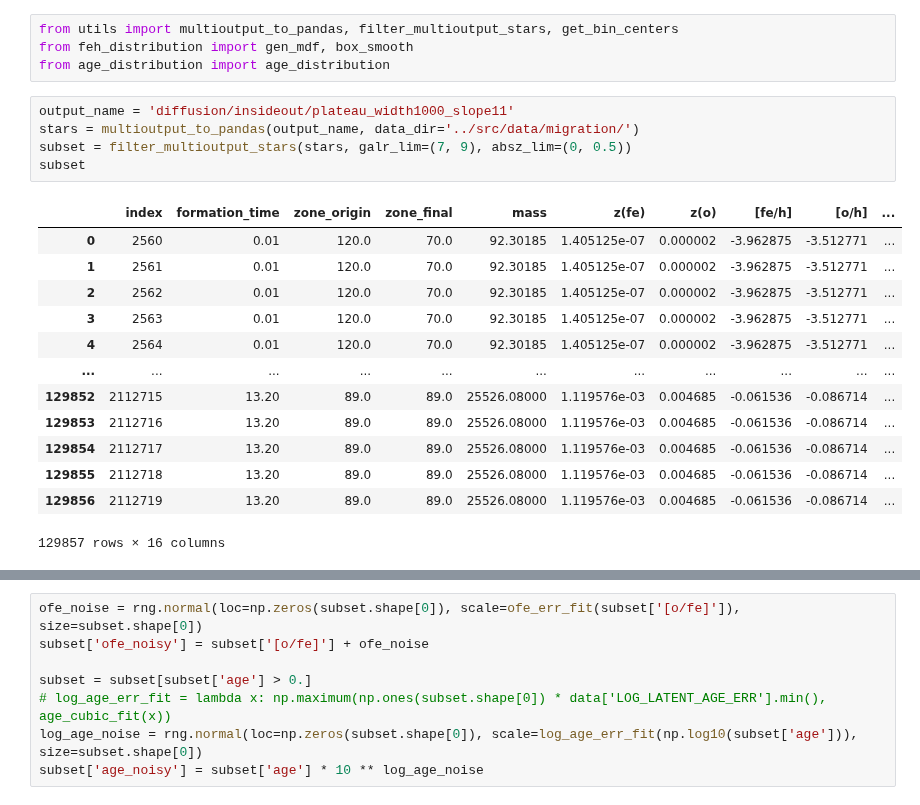
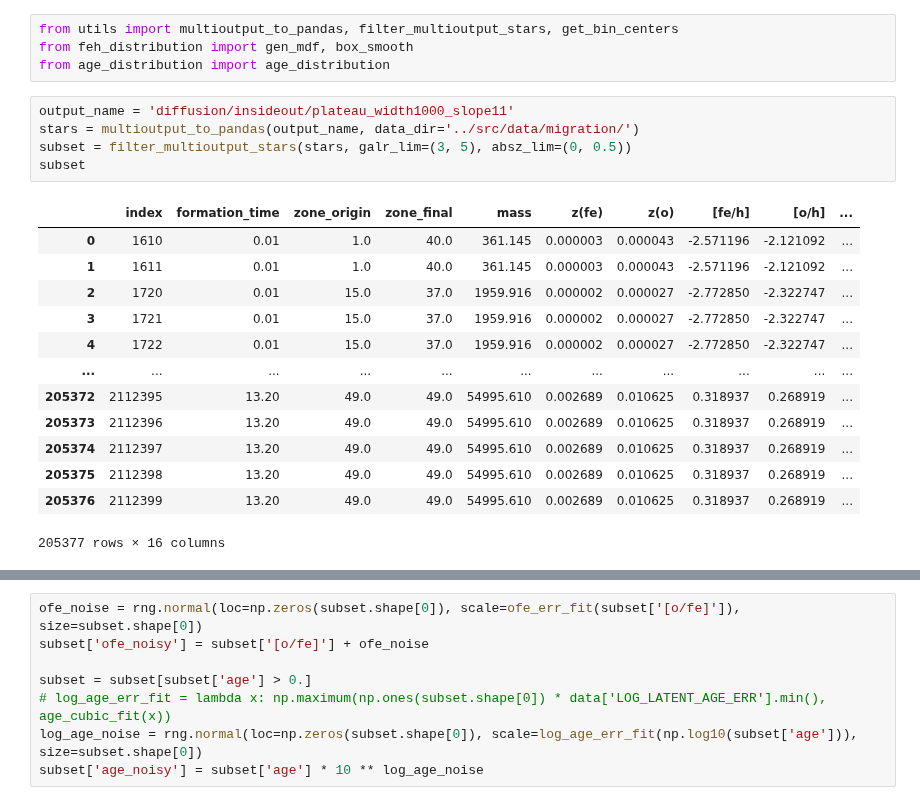
Before and after one commit to lodubay/galactic-dtd, a Jupyter notebook: notebooks/abundance_uncertainty.ipynb, the cells around one changed output, grey strips where cells are left out. Drawn from its saved outputs; the diff is of its cells as text.

```diff
--- a/notebooks/abundance_uncertainty.ipynb
+++ b/notebooks/abundance_uncertainty.ipynb
@@ -243,19 +243,19 @@ from age_distribution import age_distribution
 # %%
 output_name = 'diffusion/insideout/plateau_width1000_slope11'
 stars = multioutput_to_pandas(output_name, data_dir='../src/data/migration/')
-subset = filter_multioutput_stars(stars, galr_lim=(7, 9), absz_lim=(0, 0.5))
+subset = filter_multioutput_stars(stars, galr_lim=(3, 5), absz_lim=(0, 0.5))
 subset
 # %% [output]
 |  | index | formation_time | zone_origin | zone_final | mass | z(fe) | z(o) | [fe/h] | [o/h] | ... |
-| 0 | 2560 | 0.01 | 120.0 | 70.0 | 92.30185 | 1.405125e-07 | 0.000002 | -3.962875 | -3.512771 | ... |
-| 1 | 2561 | 0.01 | 120.0 | 70.0 | 92.30185 | 1.405125e-07 | 0.000002 | -3.962875 | -3.512771 | ... |
-| 2 | 2562 | 0.01 | 120.0 | 70.0 | 92.30185 | 1.405125e-07 | 0.000002 | -3.962875 | -3.512771 | ... |
-| 3 | 2563 | 0.01 | 120.0 | 70.0 | 92.30185 | 1.405125e-07 | 0.000002 | -3.962875 | -3.512771 | ... |
-| 4 | 2564 | 0.01 | 120.0 | 70.0 | 92.30185 | 1.405125e-07 | 0.000002 | -3.962875 | -3.512771 | ... |
+| 0 | 1610 | 0.01 | 1.0 | 40.0 | 361.145 | 0.000003 | 0.000043 | -2.571196 | -2.121092 | ... |
+| 1 | 1611 | 0.01 | 1.0 | 40.0 | 361.145 | 0.000003 | 0.000043 | -2.571196 | -2.121092 | ... |
+| 2 | 1720 | 0.01 | 15.0 | 37.0 | 1959.916 | 0.000002 | 0.000027 | -2.772850 | -2.322747 | ... |
+| 3 | 1721 | 0.01 | 15.0 | 37.0 | 1959.916 | 0.000002 | 0.000027 | -2.772850 | -2.322747 | ... |
+| 4 | 1722 | 0.01 | 15.0 | 37.0 | 1959.916 | 0.000002 | 0.000027 | -2.772850 | -2.322747 | ... |
 | ... | ... | ... | ... | ... | ... | ... | ... | ... | ... | ... |
-| 129852 | 2112715 | 13.20 | 89.0 | 89.0 | 25526.08000 | 1.119576e-03 | 0.004685 | -0.061536 | -0.086714 | ... |
-| 129853 | 2112716 | 13.20 | 89.0 | 89.0 | 25526.08000 | 1.119576e-03 | 0.004685 | -0.061536 | -0.086714 | ... |
-| 129854 | 2112717 | 13.20 | 89.0 | 89.0 | 25526.08000 | 1.119576e-03 | 0.004685 | -0.061536 | -0.086714 | ... |
-| 129855 | 2112718 | 13.20 | 89.0 | 89.0 | 25526.08000 | 1.119576e-03 | 0.004685 | -0.061536 | -0.086714 | ... |
-| 129856 | 2112719 | 13.20 | 89.0 | 89.0 | 25526.08000 | 1.119576e-03 | 0.004685 | -0.061536 | -0.086714 | ... |
+| 205372 | 2112395 | 13.20 | 49.0 | 49.0 | 54995.610 | 0.002689 | 0.010625 | 0.318937 | 0.268919 | ... |
+| 205373 | 2112396 | 13.20 | 49.0 | 49.0 | 54995.610 | 0.002689 | 0.010625 | 0.318937 | 0.268919 | ... |
+| 205374 | 2112397 | 13.20 | 49.0 | 49.0 | 54995.610 | 0.002689 | 0.010625 | 0.318937 | 0.268919 | ... |
+| 205375 | 2112398 | 13.20 | 49.0 | 49.0 | 54995.610 | 0.002689 | 0.010625 | 0.318937 | 0.268919 | ... |
+| 205376 | 2112399 | 13.20 | 49.0 | 49.0 | 54995.610 | 0.002689 | 0.010625 | 0.318937 | 0.268919 | ... |
-129857 rows × 16 columns
+205377 rows × 16 columns
```
Also changed, not shown: parts of 6 cells of this notebook, 4 other files.
